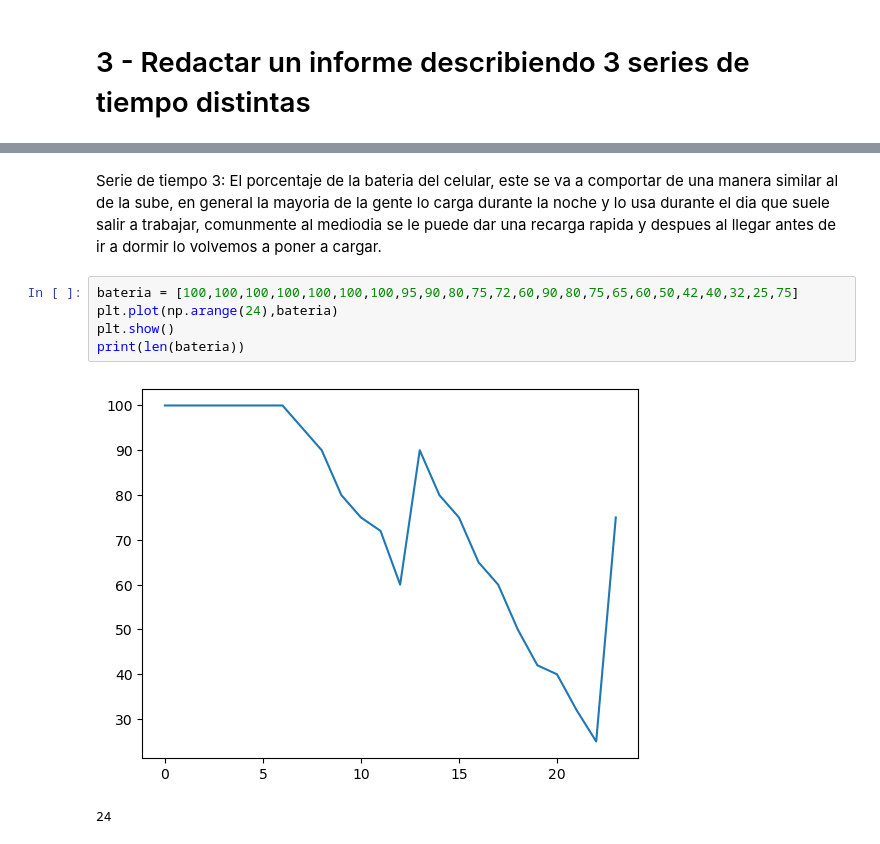
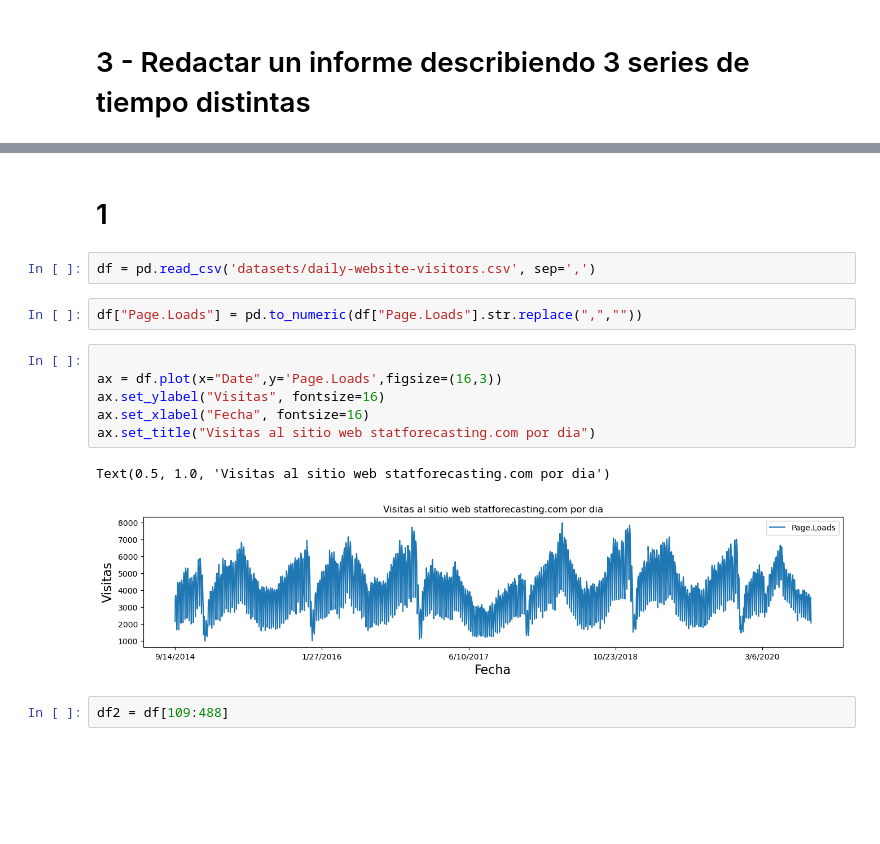
Before and after one commit to Paolino1994/TimeSeries, a Jupyter notebook: Ejercicios de clase/Clase 1/Analisis de series de tiempo actividad 1.ipynb, the cells around one changed output, grey strips where cells are left out. Cells and saved outputs as stored; diff of their text form; blank space fills up the shorter version.

```diff
--- a/Ejercicios de clase/Clase 1/Analisis de series de tiempo actividad 1.ipynb
+++ b/Ejercicios de clase/Clase 1/Analisis de series de tiempo actividad 1.ipynb
@@ -98,11 +70,17 @@ plt.show()
-# %% [markdown]
-Serie de tiempo 3:
-    El porcentaje de la bateria del celular, este se va a comportar de una manera similar al de la sube, en general la mayoria de la gente lo carga durante la noche y lo usa durante el dia que suele salir a trabajar, comunmente al mediodia se le puede dar una recarga rapida y despues al llegar antes de ir a dormir lo volvemos a poner a cargar.
-# %%
-bateria = [100,100,100,100,100,100,100,95,90,80,75,72,60,90,80,75,65,60,50,42,40,32,25,75]
-plt.plot(np.arange(24),bateria)
-plt.show()
-print(len(bateria))
-# %% [output]
-[figure, removed]
-24
+# %% [markdown]
+# 1
+# %%
+df = pd.read_csv('datasets/daily-website-visitors.csv', sep=',')
+# %%
+df["Page.Loads"] = pd.to_numeric(df["Page.Loads"].str.replace(",",""))
+# %%
+
+ax = df.plot(x="Date",y='Page.Loads',figsize=(16,3))
+ax.set_ylabel("Visitas", fontsize=16)
+ax.set_xlabel("Fecha", fontsize=16)
+ax.set_title("Visitas al sitio web statforecasting.com por dia")
+# %% [output]
+Text(0.5, 1.0, 'Visitas al sitio web statforecasting.com por dia')
+[figure, added]
+# %%
+df2 = df[109:488]
```
Also changed, not shown: parts of 21 cells of this notebook, 23 other files.
